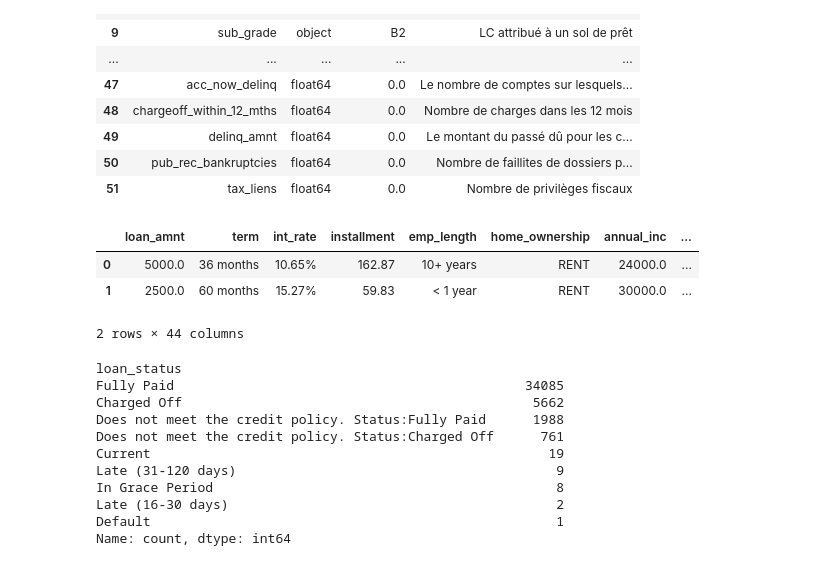
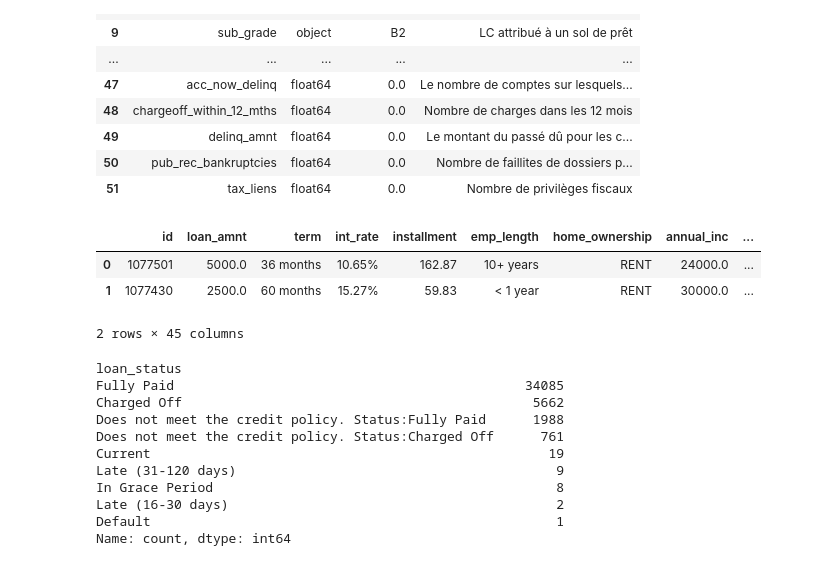
Before and after one commit to Githubsamson88/Credit-analysis, a Jupyter notebook: AMOUSSOU_Samson_2_notebook_052024.ipynb, the cells around one changed output. Cells and saved outputs as stored; diff of their text form; code cells hidden in the pictures.

```diff
--- a/AMOUSSOU_Samson_2_notebook_052024.ipynb
+++ b/AMOUSSOU_Samson_2_notebook_052024.ipynb
@@ -152,14 +152,14 @@ preview
 | 50 | pub_rec_bankruptcies | float64 | 0.0 | Nombre de faillites de dossiers p... |
 | 51 | tax_liens | float64 | 0.0 | Nombre de privilèges fiscaux |
 # %%
-drop_list = ['id','member_id','funded_amnt','funded_amnt_inv','grade','sub_grade','emp_title','issue_d']
+drop_list = ['member_id','funded_amnt','funded_amnt_inv','grade','sub_grade','emp_title','issue_d']
 data = data.drop(drop_list,axis=1)
 data.head(2)
 # %% [output]
-|  | loan_amnt | term | int_rate | installment | emp_length | home_ownership | annual_inc | ... |
-| 0 | 5000.0 | 36 months | 10.65% | 162.87 | 10+ years | RENT | 24000.0 | ... |
-| 1 | 2500.0 | 60 months | 15.27% | 59.83 | < 1 year | RENT | 30000.0 | ... |
+|  | id | loan_amnt | term | int_rate | installment | emp_length | home_ownership | annual_inc | ... |
+| 0 | 1077501 | 5000.0 | 36 months | 10.65% | 162.87 | 10+ years | RENT | 24000.0 | ... |
+| 1 | 1077430 | 2500.0 | 60 months | 15.27% | 59.83 | < 1 year | RENT | 30000.0 | ... |
-2 rows × 44 columns
+2 rows × 45 columns
 # %%
 data.loan_status.value_counts()
 # %% [output]
```
Also changed, not shown: parts of 23 cells of this notebook, 6 other files.
